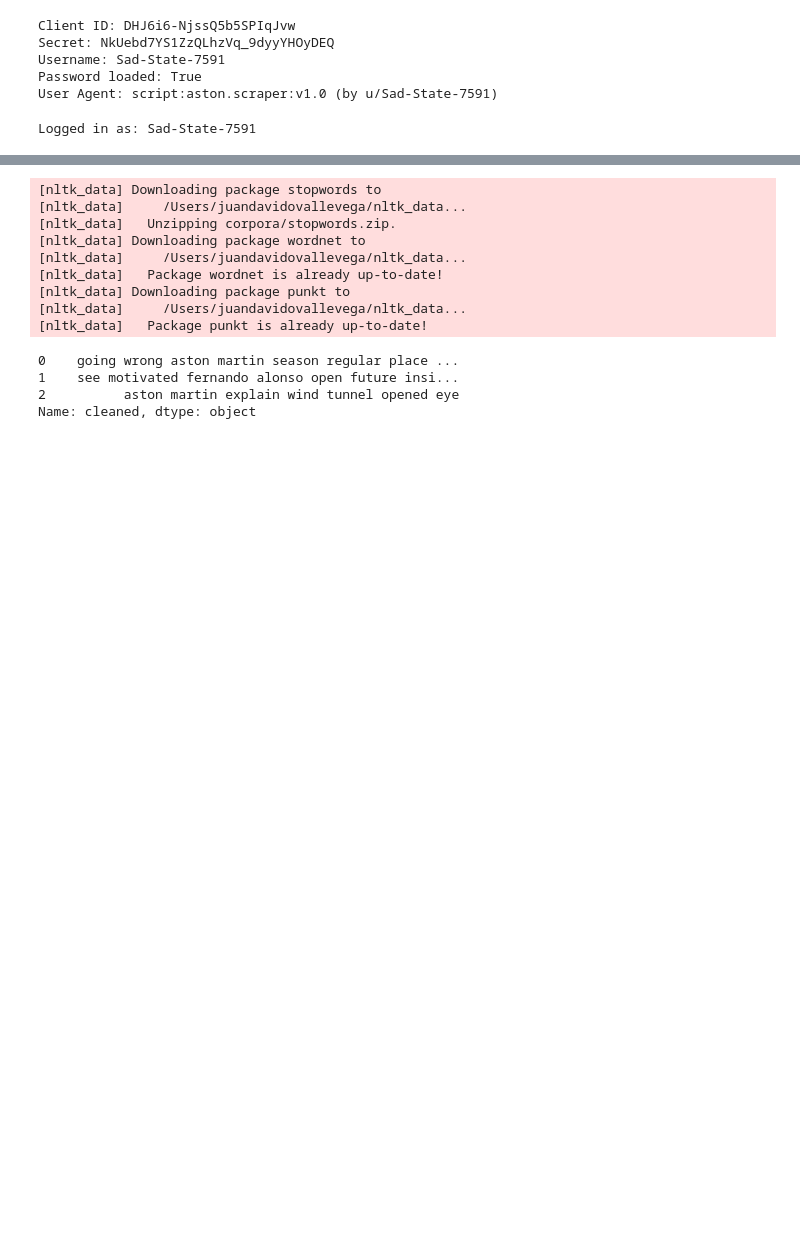
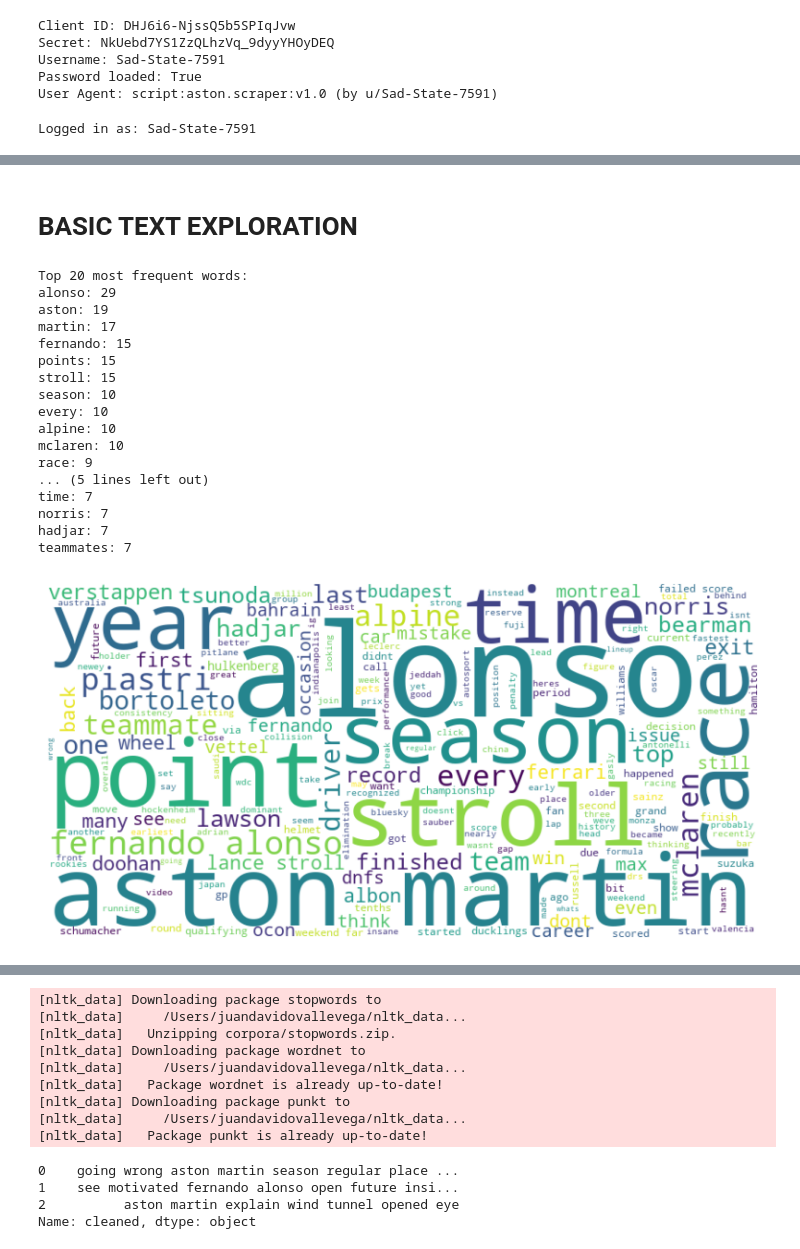
Before and after one commit to jdovalle10/F1-Challenge---Text-Analytics-on-Aston-Martin, a Jupyter notebook: Scrapping_Reddit.ipynb, the cells around one changed output, grey strips where cells are left out. Saved outputs shown, nothing was run; the diff lists cells and outputs as text; code cells hidden in the pictures; blank space fills up the shorter version.

Commit message:
Word Frequency EDA

```diff
--- a/Scrapping_Reddit.ipynb
+++ b/Scrapping_Reddit.ipynb
@@ -66,0 +71,2 @@ posts
+# %% [markdown]
+# BASIC TEXT EXPLORATION
@@ -66,0 +91,56 @@ posts
+# %%
+#Create a data frame with the posts info
+df = pd.DataFrame(posts)
+
+#Combine title and text
+df['content'] = df['title'] + " " + df['text']
+
+stop_words =  set(stopwords.words('english'))
+
+def basic_preprocessing(text):
+    text = text.lower()
+    text = re.sub(r"http\S+|www\S+|https\S+", '', text)  # Remove URLs
+    text = re.sub(r'[^\w\s]', '', text)  # Remove punctuation
+    tokens = word_tokenize(text)
+    tokens = [word for word in tokens if word not in stop_words and word.isalpha()]
+    return tokens
+
+df['cleaned'] = df['content'].apply(basic_preprocessing)
+# %%
+#Word frequency
+# Flatten all tokens into a single list
+all_tokens = [token for sublist in df['cleaned'] for token in sublist]
+
+# Count word frequencies
+word_freq = Counter(all_tokens)
+
+# Display top 20 words
+print("Top 20 most frequent words:")
+for word, freq in word_freq.most_common(20):
+    print(f"{word}: {freq}")
+
+# Optional: Word cloud visualization
+wordcloud = WordCloud(width=800, height=400, background_color='white').generate(' '.join(all_tokens))
+plt.figure(figsize=(10, 5))
+plt.imshow(wordcloud, interpolation='bilinear')
+plt.axis('off')
+plt.show()
+# %% [output]
+Top 20 most frequent words:
+alonso: 29
+aston: 19
+martin: 17
+fernando: 15
+points: 15
+stroll: 15
+season: 10
+every: 10
+alpine: 10
+mclaren: 10
+race: 9
+... (5 lines left out)
+time: 7
+norris: 7
+hadjar: 7
+teammates: 7
+[figure, added]
```
Also changed, not shown: parts of 7 cells of this notebook.
